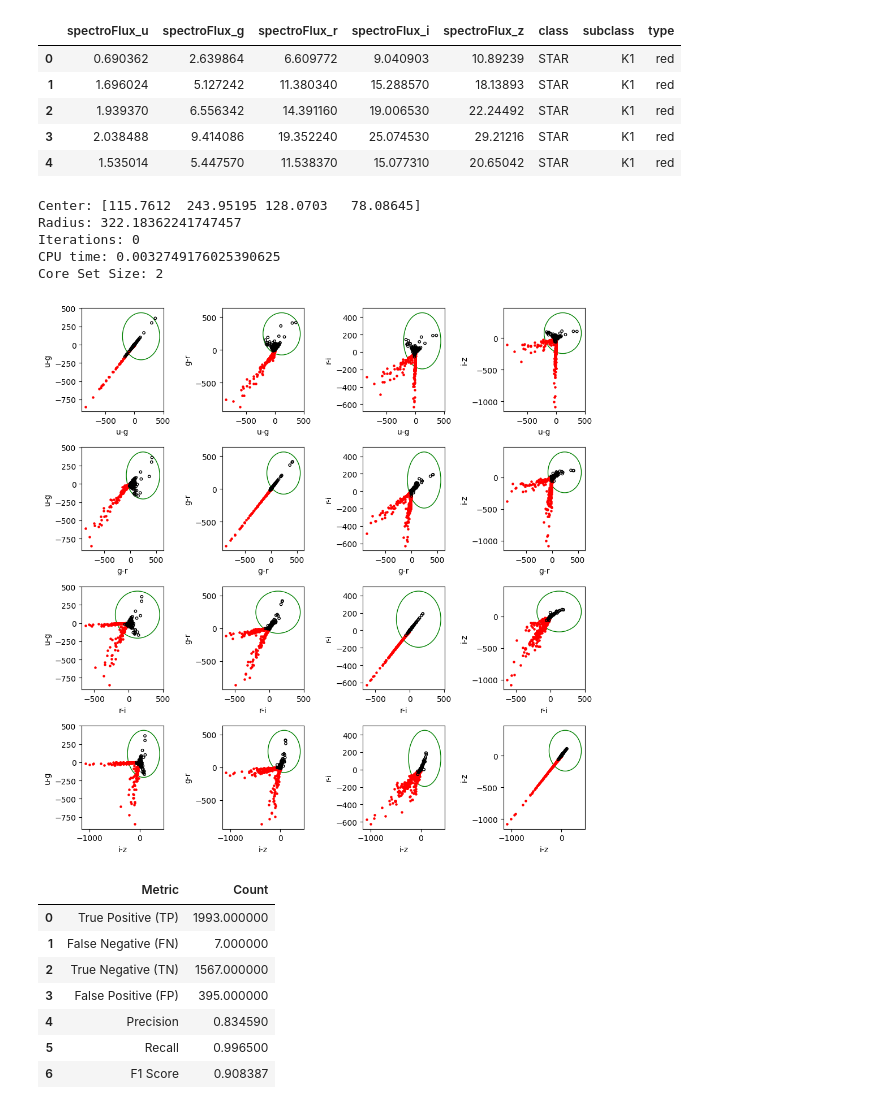
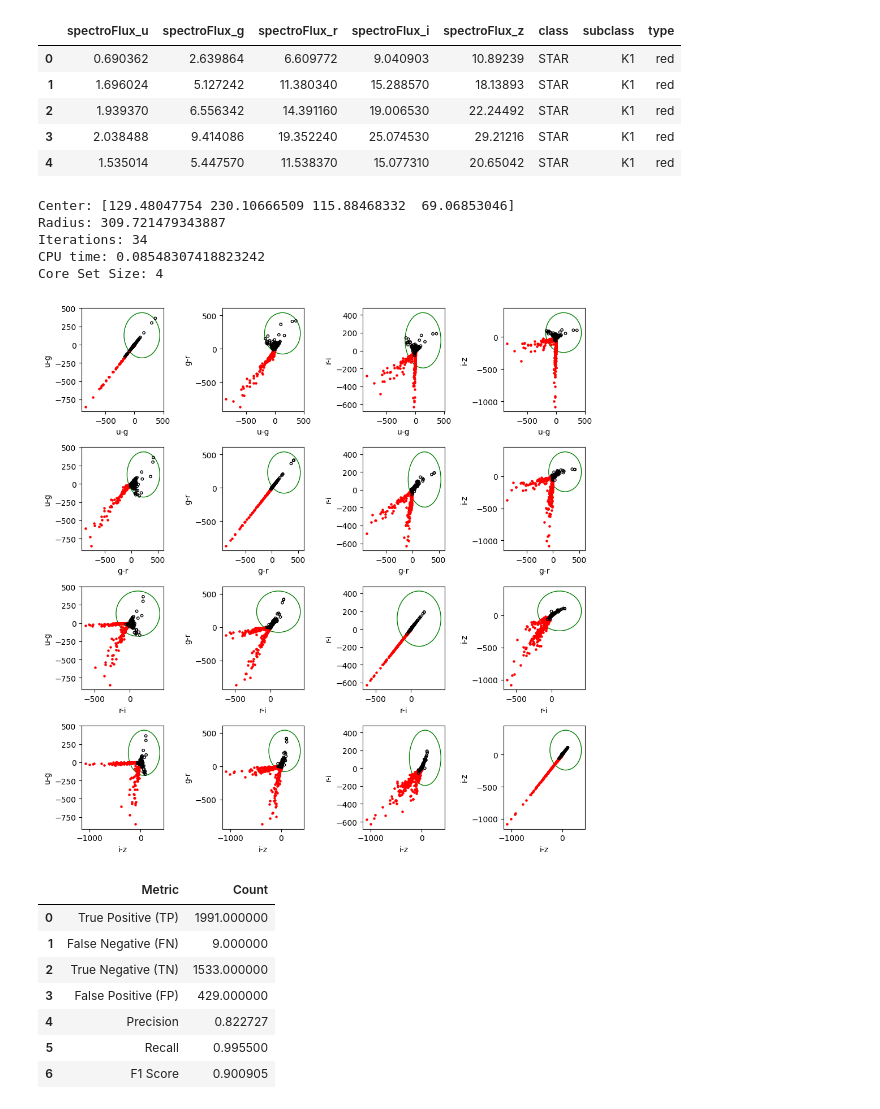
Before and after one commit to joanorePD/Astronomical_Anomaly_Detection_with_MEB, a Jupyter notebook: notebooks/meb.ipynb, the cells around one changed output. Saved outputs shown, nothing was run; the diff lists cells and outputs as text; code cells hidden in the pictures.

```diff
--- a/notebooks/meb.ipynb
+++ b/notebooks/meb.ipynb
@@ -294,0 +274,20 @@ measure_accuracy(1.0, 0.0, pulsar_df)
+# %%
+fig, axs = plt.subplots(len(pred_columns_qso_g), len(pred_columns_qso_g), figsize=(10, 10))
+
+for i in range(len(pred_columns_qso_g)):
+    for j in range(len(pred_columns_qso_g)):
+        ax = axs[i, j]
+        ax.cla()
+        circle = plt.Circle(tuple(c_qso_g[[i,j]]), r_qso_g, color='g', fill=False, label='MEB')
+        ax.add_patch(circle)
+
+        ax.scatter(qso_g_df_norm[pred_columns_qso_g[i]][qso_g_df_norm['type'] == 'GALAXY'], qso_g_df_norm[pred_columns_qso_g[j]][qso_g_df_norm['type'] == 'GALAXY'], facecolors='r', edgecolors='r', s=5, label='Red Dwarfs')
+        ax.scatter(qso_g_df_norm[pred_columns_qso_g[i]][qso_g_df_norm['type'] == 'QSO'], qso_g_df_norm[pred_columns_qso_g[j]][qso_g_df_norm['type'] == 'QSO'], facecolors='none', edgecolors='black', s=10, label='White Dwarfs')
+
+        ax.set_xlabel(pred_columns_qso_g[i])
+        ax.set_ylabel(pred_columns_qso_g[j])
+
+        #ax.legend()
+
+plt.tight_layout()
+plt.show()
@@ -328,42 +327,46 @@ dwarfs['u-g'] = dwarfs['spectroFlux_u'] - dwarfs['spectroFlux_g']
 dwarfs['g-r'] = dwarfs['spectroFlux_g'] - dwarfs['spectroFlux_r']
 dwarfs['r-i'] = dwarfs['spectroFlux_r'] - dwarfs['spectroFlux_i']
 dwarfs['i-z'] = dwarfs['spectroFlux_i'] - dwarfs['spectroFlux_z']
+dwarfs['u-r'] = dwarfs['spectroFlux_u'] - dwarfs['spectroFlux_r']
+dwarfs['r-z'] = dwarfs['spectroFlux_r'] - dwarfs['spectroFlux_z']
+dwarfs['u-z'] = dwarfs['spectroFlux_u'] - dwarfs['spectroFlux_z']
 
 pred_columns = ['u-g', 'g-r', 'r-i', 'i-z']
 # %%
 train_set = dwarfs[dwarfs['type'] == "white"]
 
-c_dwarfs, r_dwarfs, k_dwarfs, chi_dwarfs, time_dwarfs = frank_wolfe_alg_MEB(0.1, train_set[pred_columns].iloc[:len(train_set)//2].values)
+#outliers = train_set[(np.abs(stats.zscore(train_set[pred_columns])) > 2).all(axis=1)]
+#train_set = train_set[~train_set.isin(outliers)].dropna()
+
+c_dwarfs, r_dwarfs, k_dwarfs, chi_dwarfs, time_dwarfs = frank_wolfe_alg_MEB(0.001, train_set[pred_columns].iloc[:len(train_set)//2].values)
 # %% [output]
-Center: [115.7612  243.95195 128.0703   78.08645]
-Radius: 322.18362241747457
-Iterations: 0
-CPU time: 0.0032749176025390625
-Core Set Size: 2
+Center: [129.48047754 230.10666509 115.88468332  69.06853046]
+Radius: 309.721479343887
+Iterations: 34
+CPU time: 0.08548307418823242
+Core Set Size: 4
 # %%
-fig, axs = plt.subplots(4, 4, figsize=(10, 10))
+fig, axs = plt.subplots(len(pred_columns), len(pred_columns), figsize=(10, 10))
 
-variables = ['u-g', 'g-r', 'r-i', 'i-z']
-
-for i in range(4):
-    for j in range(4):
+for i in range(len(pred_columns)):
+    for j in range(len(pred_columns)):
         ax = axs[i, j]
         ax.cla()
         circle = plt.Circle(tuple(c_dwarfs[[i,j]]), r_dwarfs, color='g', fill=False, label='MEB')
         ax.add_patch(circle)
 
-        ax.scatter(dwarfs[variables[i]][dwarfs['type'] == 'red'], dwarfs[variables[j]][dwarfs['type'] == 'red'], facecolors='r', edgecolors='r', s=5, label='Red Dwarfs')
-        ax.scatter(dwarfs[variables[i]][dwarfs['type'] == 'white'], dwarfs[variables[j]][dwarfs['type'] == 'white'], facecolors='none', edgecolors='black', s=10, label='White Dwarfs')
+        ax.scatter(dwarfs[pred_columns[i]][dwarfs['type'] == 'red'], dwarfs[pred_columns[j]][dwarfs['type'] == 'red'], facecolors='r', edgecolors='r', s=5, label='Red Dwarfs')
+        ax.scatter(dwarfs[pred_columns[i]][dwarfs['type'] == 'white'], dwarfs[pred_columns[j]][dwarfs['type'] == 'white'], facecolors='none', edgecolors='black', s=10, label='White Dwarfs')
 
-        ax.set_xlabel(variables[i])
-        ax.set_ylabel(variables[j])
+        ax.set_xlabel(pred_columns[i])
+        ax.set_ylabel(pred_columns[j])
 
         #ax.legend()
 
 plt.tight_layout()
 plt.show()
 # %% [output]
-[figure, old version]
+[figure, new version]
 # %%
 # Calculate the Euclidean distance from each point to the center
 distances = np.linalg.norm(dwarfs[pred_columns] - c_dwarfs, axis=1)
@@ -374,10 +377,10 @@ dwarfs['InsideBall'] = distances < r_dwarfs
 measure_accuracy("red", "white", dwarfs)
 # %% [output]
 |  | Metric | Count |
-| 0 | True Positive (TP) | 1993.000000 |
-| 1 | False Negative (FN) | 7.000000 |
-| 2 | True Negative (TN) | 1567.000000 |
-| 3 | False Positive (FP) | 395.000000 |
-| 4 | Precision | 0.834590 |
-| 5 | Recall | 0.996500 |
-| 6 | F1 Score | 0.908387 |
+| 0 | True Positive (TP) | 1991.000000 |
+| 1 | False Negative (FN) | 9.000000 |
+| 2 | True Negative (TN) | 1533.000000 |
+| 3 | False Positive (FP) | 429.000000 |
+| 4 | Precision | 0.822727 |
+| 5 | Recall | 0.995500 |
+| 6 | F1 Score | 0.900905 |
```
Also changed, not shown: parts of 15 cells of this notebook, 1 other file.
